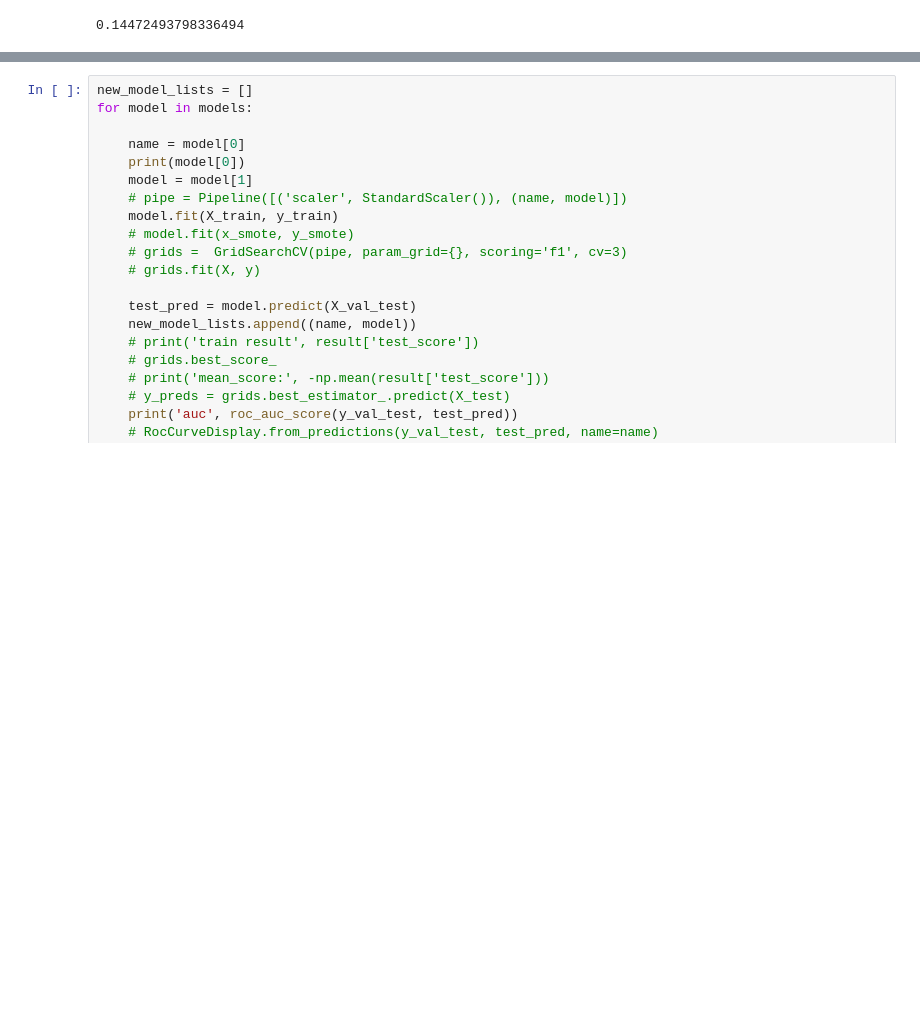
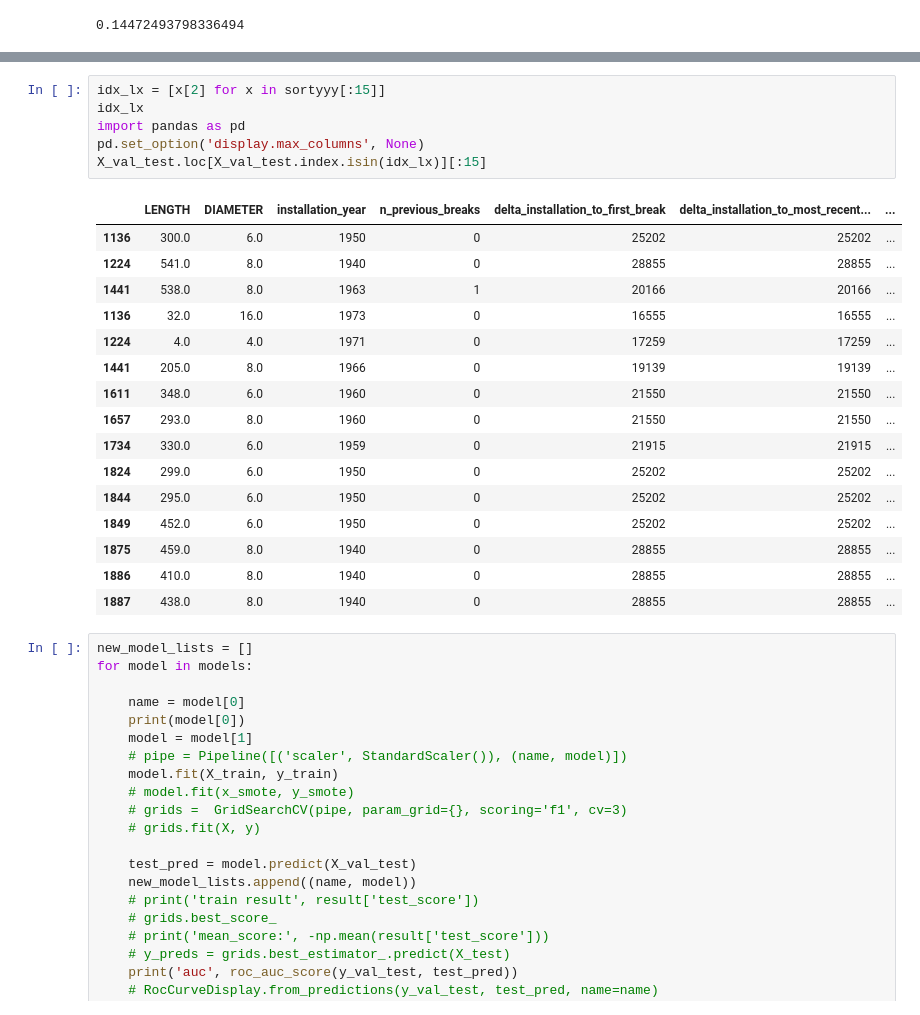
Before and after one commit to theuerc/ann_arbor_watermain_break_predictions, a Jupyter notebook: models/02_models.ipynb, the cells around one changed output, grey strips where cells are left out. Drawn from its saved outputs; the diff is of its cells as text; blank space fills up the shorter version.

```diff
--- a/models/02_models.ipynb
+++ b/models/02_models.ipynb
@@ -574,3 +583,26 @@ average_precision_score(actual, preddy, average='weighted')
+# %%
+idx_lx = [x[2] for x in sortyyy[:15]]
+idx_lx
+import pandas as pd
+pd.set_option('display.max_columns', None)
+X_val_test.loc[X_val_test.index.isin(idx_lx)][:15]
+# %% [output]
+|  | LENGTH | DIAMETER | installation_year | n_previous_breaks | delta_installation_to_first_break | delta_installation_to_most_recent... | ... |
+| 1136 | 300.0 | 6.0 | 1950 | 0 | 25202 | 25202 | ... |
+| 1224 | 541.0 | 8.0 | 1940 | 0 | 28855 | 28855 | ... |
+| 1441 | 538.0 | 8.0 | 1963 | 1 | 20166 | 20166 | ... |
+| 1136 | 32.0 | 16.0 | 1973 | 0 | 16555 | 16555 | ... |
+| 1224 | 4.0 | 4.0 | 1971 | 0 | 17259 | 17259 | ... |
+| 1441 | 205.0 | 8.0 | 1966 | 0 | 19139 | 19139 | ... |
+| 1611 | 348.0 | 6.0 | 1960 | 0 | 21550 | 21550 | ... |
+| 1657 | 293.0 | 8.0 | 1960 | 0 | 21550 | 21550 | ... |
+| 1734 | 330.0 | 6.0 | 1959 | 0 | 21915 | 21915 | ... |
+| 1824 | 299.0 | 6.0 | 1950 | 0 | 25202 | 25202 | ... |
+| 1844 | 295.0 | 6.0 | 1950 | 0 | 25202 | 25202 | ... |
+| 1849 | 452.0 | 6.0 | 1950 | 0 | 25202 | 25202 | ... |
+| 1875 | 459.0 | 8.0 | 1940 | 0 | 28855 | 28855 | ... |
+| 1886 | 410.0 | 8.0 | 1940 | 0 | 28855 | 28855 | ... |
+| 1887 | 438.0 | 8.0 | 1940 | 0 | 28855 | 28855 | ... |
 # %%
 new_model_lists = []
 for model in models:
```
Also changed, not shown: parts of 4 cells of this notebook, 1 other file.
